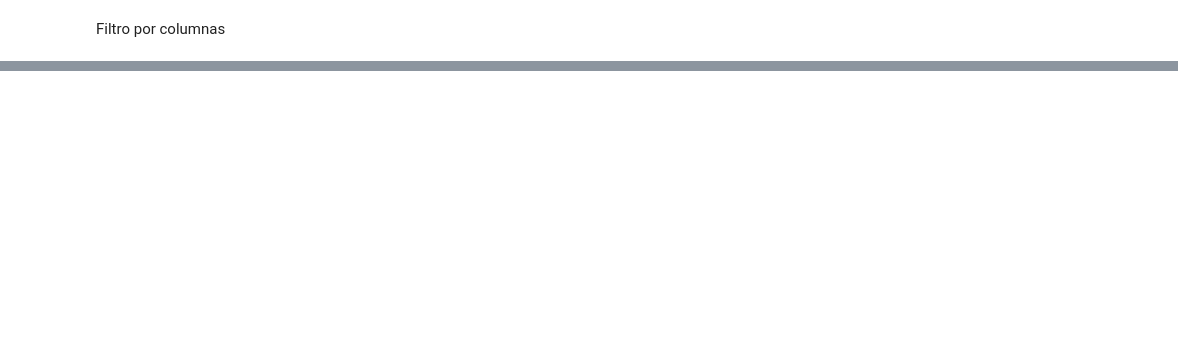
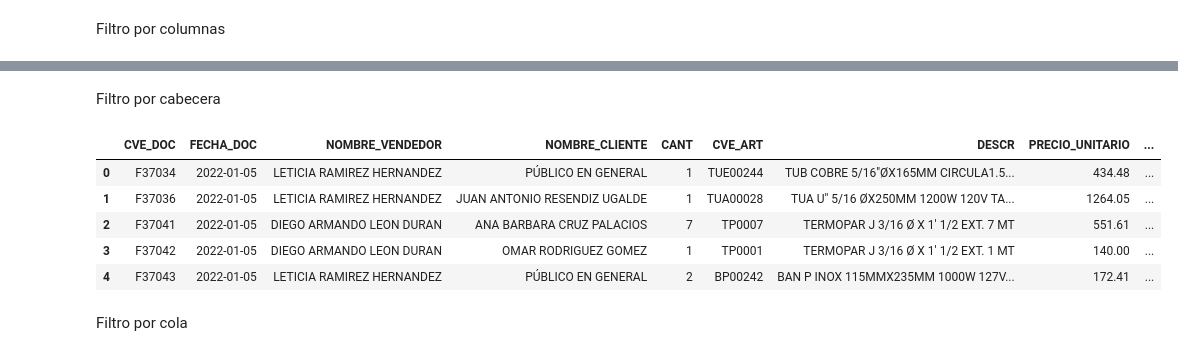
Before and after one commit to fitosmon/Entendimiento-de-datos, a Jupyter notebook: ExtraccionDatos/actividad2.1/2.1_extraccion_datos_tarea.ipynb, the cells around one changed output, grey strips where cells are left out. Cells and saved outputs as stored; diff of their text form; code cells hidden in the pictures; blank space fills up the shorter version.

```diff
--- a/ExtraccionDatos/actividad2.1/2.1_extraccion_datos_tarea.ipynb
+++ b/ExtraccionDatos/actividad2.1/2.1_extraccion_datos_tarea.ipynb
@@ -89,0 +146,18 @@ filtro3
+# %% [markdown]
+Filtro por cabecera
+# %%
+filtro5 = df.head()
+file5= open('filtroCabecera.csv', 'a')
+file5.write("En el quinto filtro se busca obtener los primeros 5 objetos del dataframe\n")
+filtro3.to_csv(file5)
+file5.close()
+filtro5
+# %% [output]
+|  | CVE_DOC | FECHA_DOC | NOMBRE_VENDEDOR | NOMBRE_CLIENTE | CANT | CVE_ART | DESCR | PRECIO_UNITARIO | ... |
+| 0 | F37034 | 2022-01-05 | LETICIA RAMIREZ HERNANDEZ | PÚBLICO EN GENERAL | 1 | TUE00244 | TUB COBRE 5/16"ØX165MM CIRCULA1.5... | 434.48 | ... |
+| 1 | F37036 | 2022-01-05 | LETICIA RAMIREZ HERNANDEZ | JUAN ANTONIO RESENDIZ UGALDE | 1 | TUA00028 | TUA U" 5/16 ØX250MM 1200W 120V TA... | 1264.05 | ... |
+| 2 | F37041 | 2022-01-05 | DIEGO ARMANDO LEON DURAN | ANA BARBARA CRUZ PALACIOS | 7 | TP0007 | TERMOPAR J 3/16 Ø X 1' 1/2 EXT. 7 MT | 551.61 | ... |
+| 3 | F37042 | 2022-01-05 | DIEGO ARMANDO LEON DURAN | OMAR RODRIGUEZ GOMEZ | 1 | TP0001 | TERMOPAR J 3/16 Ø X 1' 1/2 EXT. 1 MT | 140.00 | ... |
+| 4 | F37043 | 2022-01-05 | LETICIA RAMIREZ HERNANDEZ | PÚBLICO EN GENERAL | 2 | BP00242 | BAN P INOX 115MMX235MM 1000W 127V... | 172.41 | ... |
+# %% [markdown]
+Filtro por cola
```
Also changed, not shown: parts of 19 cells of this notebook, 8 other files.
